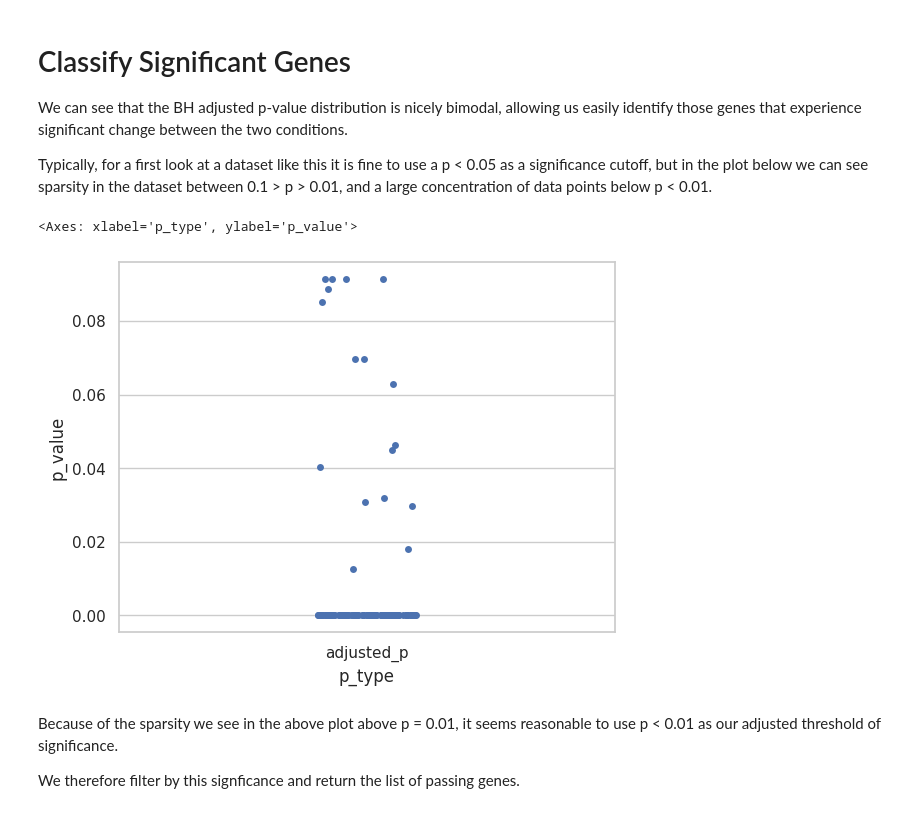
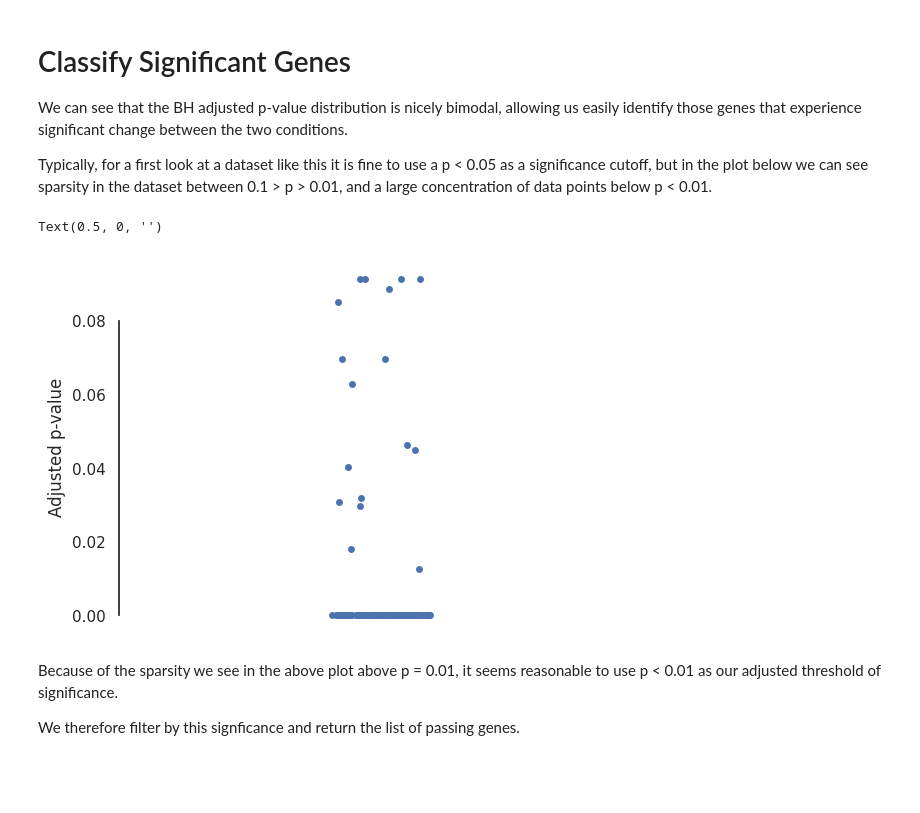
Before and after one commit to liggettla/immunitas, a Jupyter notebook: Immunitas_Coding_Screen.ipynb, the cells around one changed output. Cells and saved outputs as stored; diff of their text form; code cells hidden in the pictures; blank space fills up the shorter version.

Commit message:
plot touchups

```diff
--- a/Immunitas_Coding_Screen.ipynb
+++ b/Immunitas_Coding_Screen.ipynb
@@ -109,11 +115,17 @@ Typically, for a first look at a dataset like this it is fine to use a p < 0.05
 # %%
 results_df_melted = gene_stats.melt(id_vars=['Gene'], value_vars=['adjusted_p'], var_name='p_type', value_name='p_value')
 results_df_melted.head()
 
+plt.figure()
 sns.stripplot(data=results_df_melted[results_df_melted.p_value < 0.1], x='p_type', y='p_value')
+
+sns.despine(offset=10, trim=True, bottom=False)
+plt.ylabel('Adjusted p-value')
+plt.xticks([])
+plt.xlabel('')
 # %% [output]
-<Axes: xlabel='p_type', ylabel='p_value'>
+Text(0.5, 0, '')
-[figure, old version]
+[figure, new version]
 # %% [markdown]
 Because of the sparsity we see in the above plot above p = 0.01, it seems reasonable to use p < 0.01 as our adjusted threshold of significance.
 
```
Also changed, not shown: parts of 2 cells of this notebook.
